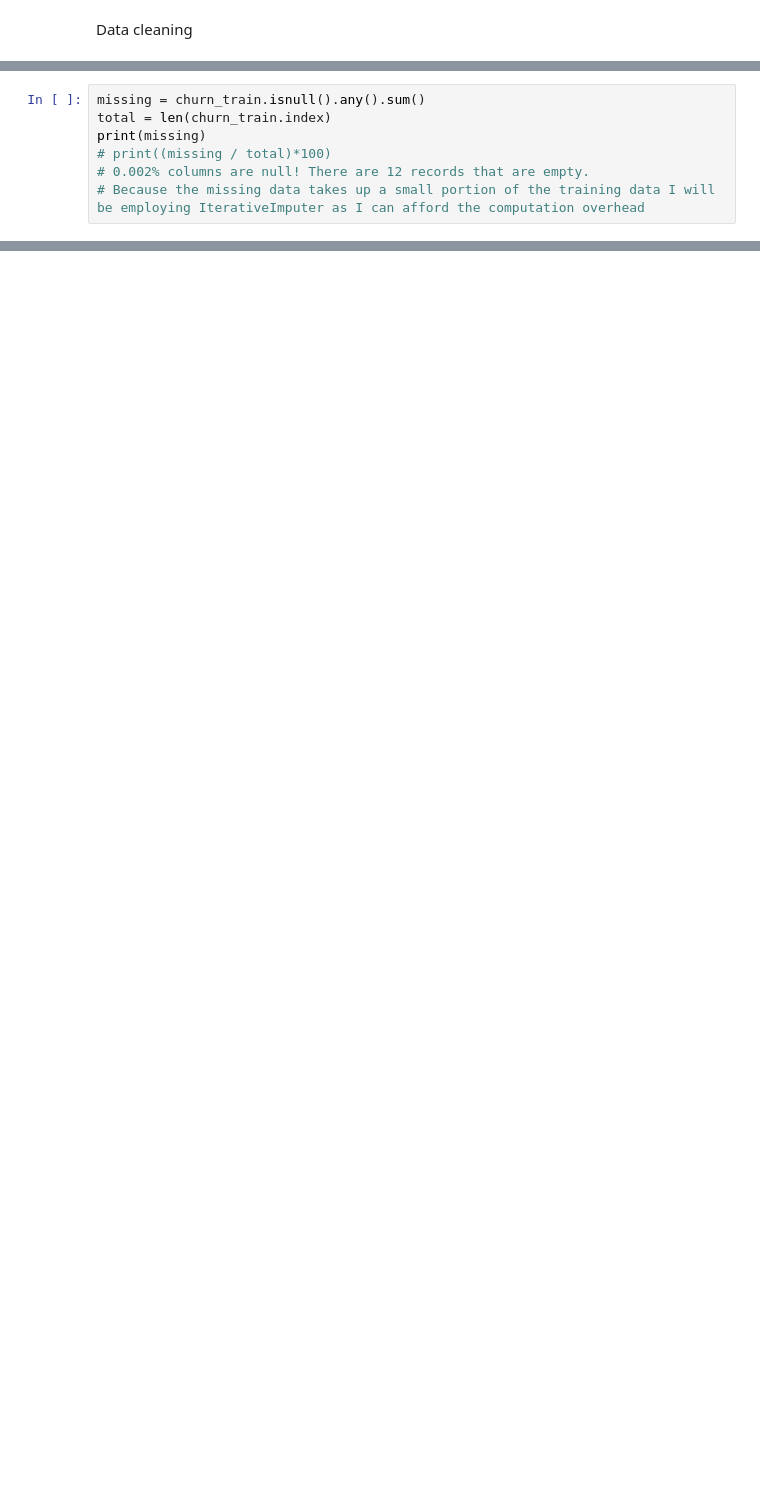
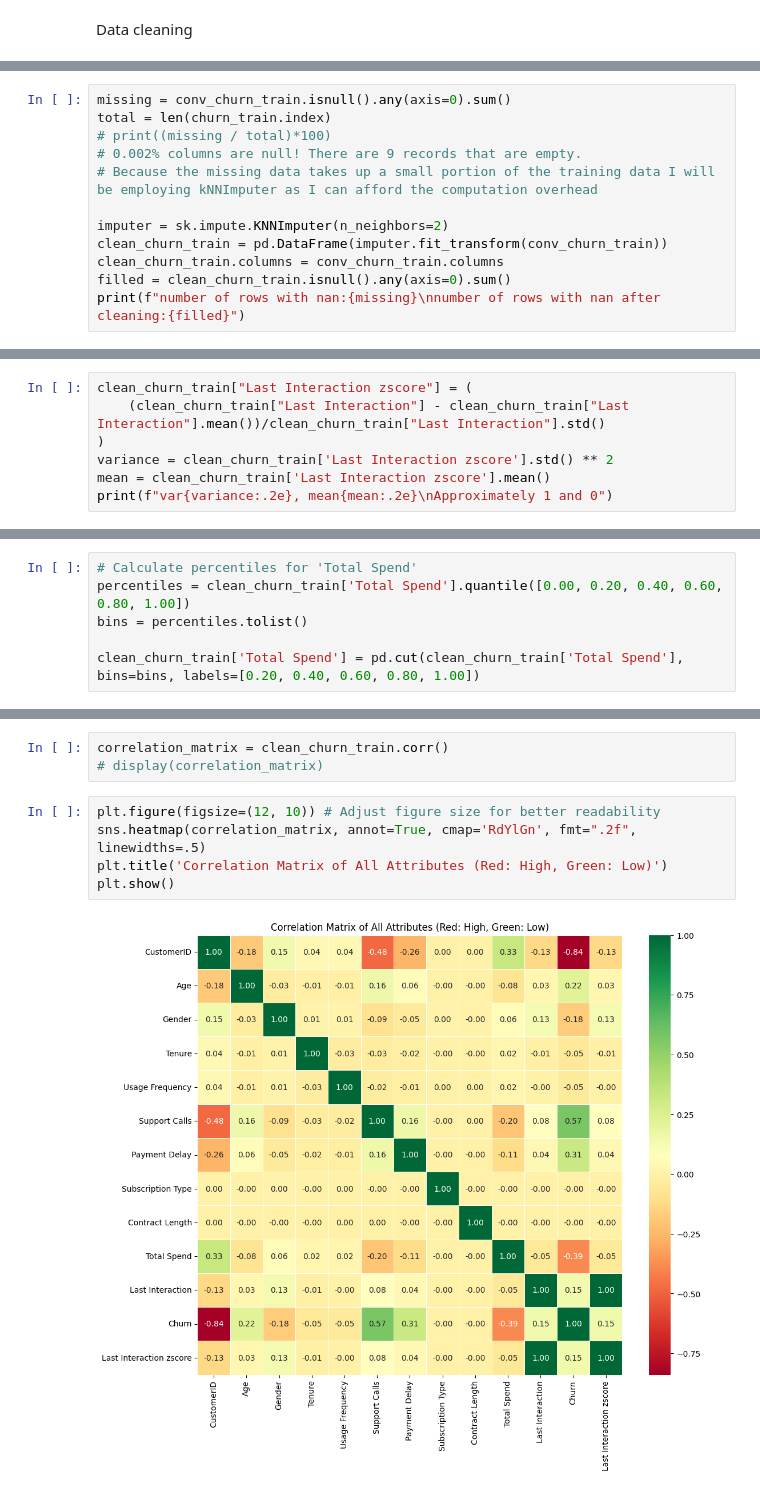
Before and after one commit to Saltizm/Assignment1, a Jupyter notebook: Assignment1.ipynb, the cells around one changed output, grey strips where cells are left out. Cells and saved outputs as stored; diff of their text form; blank space fills up the shorter version.

```diff
--- a/Assignment1.ipynb
+++ b/Assignment1.ipynb
@@ -28,8 +45,13 @@ Con_len = ["Annual", "Monthly"]
 # %%
-missing = churn_train.isnull().any().sum()
+missing = conv_churn_train.isnull().any(axis=0).sum()
 total = len(churn_train.index)
-print(missing)
 # print((missing / total)*100)
-# 0.002% columns are null! There are 12 records that are empty.
-# Because the missing data takes up a small portion of the training data I will be employing IterativeImputer as I can afford the computation overhead
+# 0.002% columns are null! There are 9 records that are empty.
+# Because the missing data takes up a small portion of the training data I will be employing kNNImputer as I can afford the computation overhead
+
+imputer = sk.impute.KNNImputer(n_neighbors=2)
+clean_churn_train = pd.DataFrame(imputer.fit_transform(conv_churn_train))
+clean_churn_train.columns = conv_churn_train.columns
+filled = clean_churn_train.isnull().any(axis=0).sum()
+print(f"number of rows with nan:{missing}\nnumber of rows with nan after cleaning:{filled}")
 # %% [output]
@@ -36,0 +62,7 @@ print(missing)
+# %%
+clean_churn_train["Last Interaction zscore"] = (
+    (clean_churn_train["Last Interaction"] - clean_churn_train["Last Interaction"].mean())/clean_churn_train["Last Interaction"].std()
+)
+variance = clean_churn_train['Last Interaction zscore'].std() ** 2
+mean = clean_churn_train['Last Interaction zscore'].mean()
+print(f"var{variance:.2e}, mean{mean:.2e}\nApproximately 1 and 0")
@@ -36,0 +72,6 @@ print(missing)
+# %%
+# Calculate percentiles for 'Total Spend'
+percentiles = clean_churn_train['Total Spend'].quantile([0.00, 0.20, 0.40, 0.60, 0.80, 1.00])
+bins = percentiles.tolist()
+
+clean_churn_train['Total Spend'] = pd.cut(clean_churn_train['Total Spend'], bins=bins, labels=[0.20, 0.40, 0.60, 0.80, 1.00])
@@ -36,0 +111,10 @@ print(missing)
+# %%
+correlation_matrix = clean_churn_train.corr()
+# display(correlation_matrix)
+# %%
+plt.figure(figsize=(12, 10)) # Adjust figure size for better readability
+sns.heatmap(correlation_matrix, annot=True, cmap='RdYlGn', fmt=".2f", linewidths=.5)
+plt.title('Correlation Matrix of All Attributes (Red: High, Green: Low)')
+plt.show()
+# %% [output]
+[figure, added]
```
Also changed, not shown: parts of 11 cells of this notebook.
